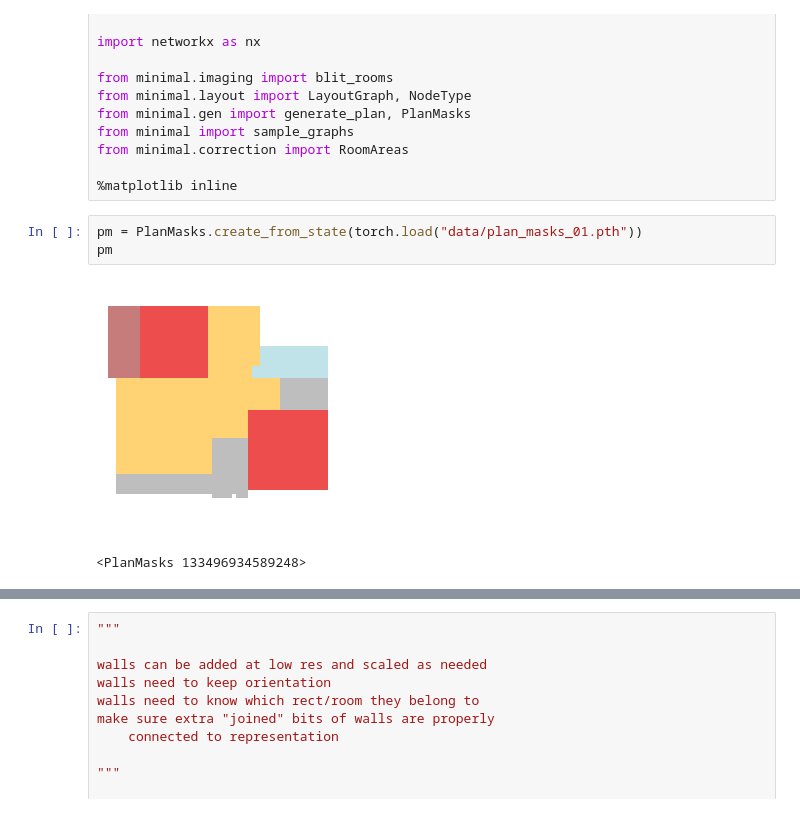
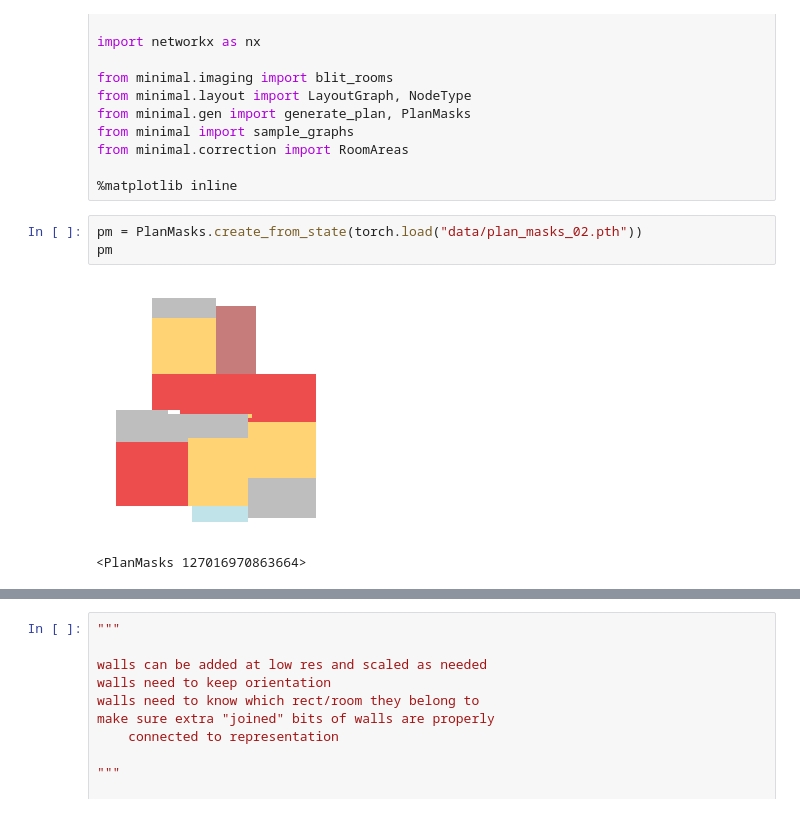
Before and after one commit to enix403/blueprint, a Jupyter notebook: scratch.ipynb, the cells around one changed output, grey strips where cells are left out. Cells and saved outputs as stored; diff of their text form.

```diff
--- a/scratch.ipynb
+++ b/scratch.ipynb
@@ -21,11 +21,11 @@ from minimal.correction import RoomAreas
 
 %matplotlib inline
 # %%
-pm = PlanMasks.create_from_state(torch.load("data/plan_masks_01.pth"))
+pm = PlanMasks.create_from_state(torch.load("data/plan_masks_02.pth"))
 pm
 # %% [output]
-[figure, old version]
+[figure, new version]
-<PlanMasks 133496934589248>
+<PlanMasks 127016970863664>
 # %%
 %%time
 
```
Also changed, not shown: parts of 4 cells of this notebook, 2 other files.
